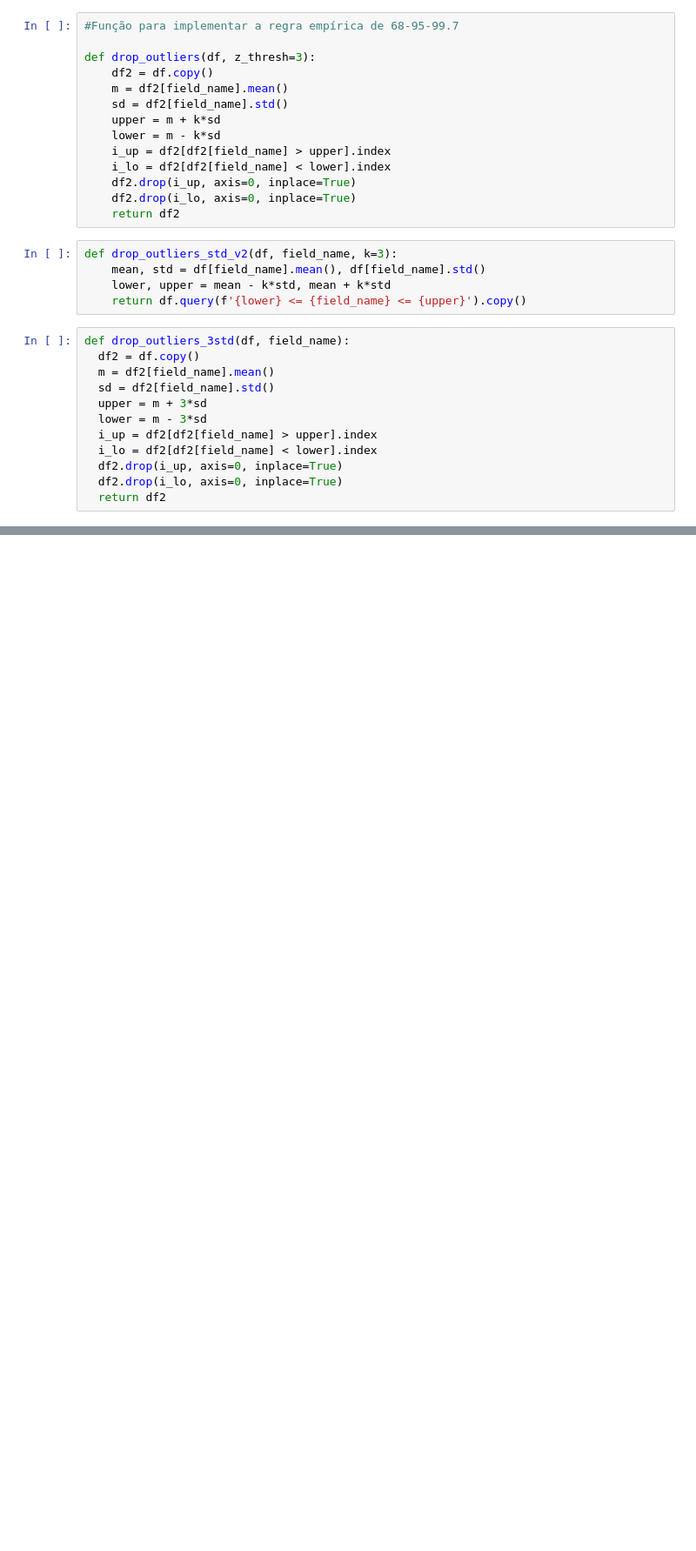
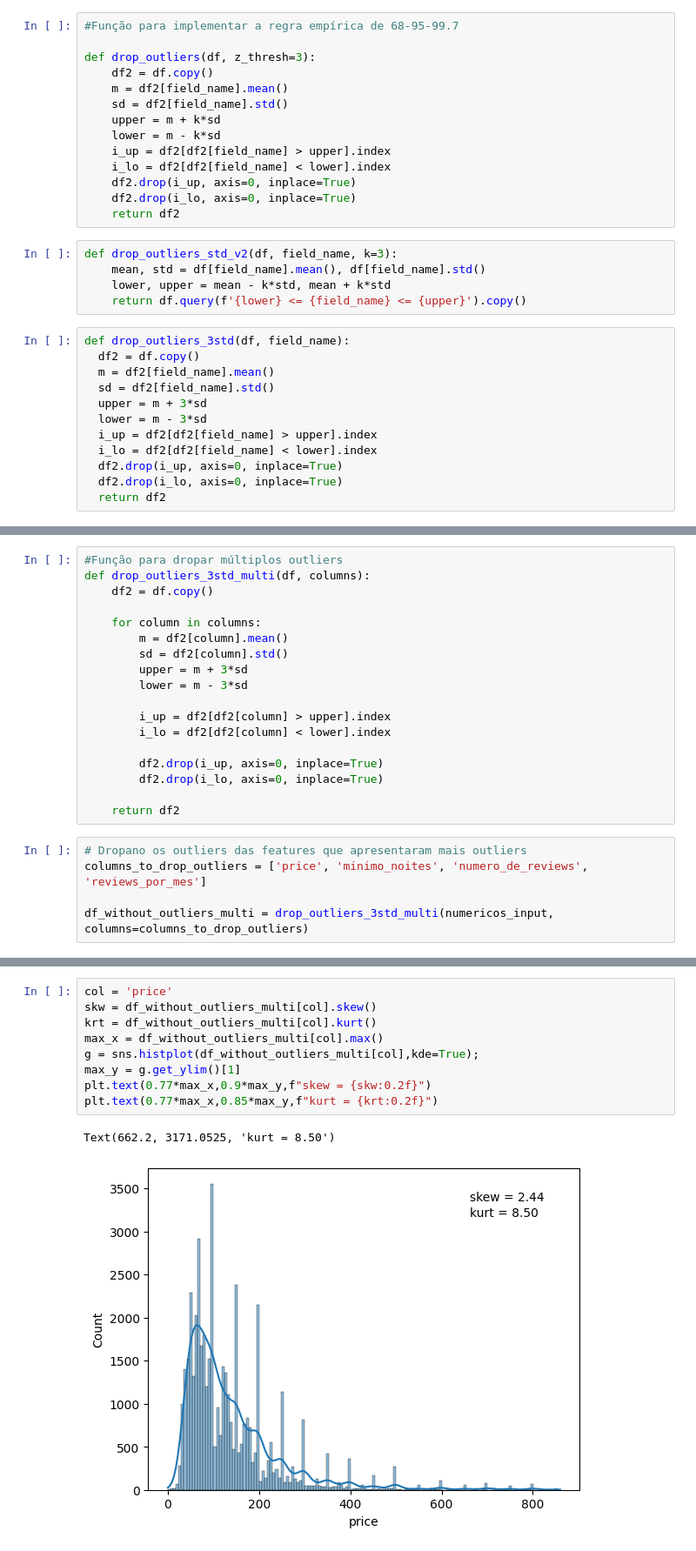
Before and after one commit to IanPerigoVianna/Lighthouse_DataScience, a Jupyter notebook: LH_CD_IAN_LUCAS_PÉRIGO_VIANNA.ipynb, the cells around one changed output, grey strips where cells are left out. Shown: that part at 87% size. Saved outputs shown, nothing was run; the diff lists cells and outputs as text; blank space fills up the shorter version.

```diff
--- a/LH_CD_IAN_LUCAS_PÉRIGO_VIANNA.ipynb
+++ b/LH_CD_IAN_LUCAS_PÉRIGO_VIANNA.ipynb
@@ -535,0 +505,23 @@ Text(0.5, 1.0, 'z-score')
+# %%
+#Função para dropar múltiplos outliers
+def drop_outliers_3std_multi(df, columns):
+    df2 = df.copy()
+
+    for column in columns:
+        m = df2[column].mean()
+        sd = df2[column].std()
+        upper = m + 3*sd
+        lower = m - 3*sd
+
+        i_up = df2[df2[column] > upper].index
+        i_lo = df2[df2[column] < lower].index
+
+        df2.drop(i_up, axis=0, inplace=True)
+        df2.drop(i_lo, axis=0, inplace=True)
+
+    return df2
+# %%
+# Dropano os outliers das features que apresentaram mais outliers
+columns_to_drop_outliers = ['price', 'minimo_noites', 'numero_de_reviews', 'reviews_por_mes']
+
+df_without_outliers_multi = drop_outliers_3std_multi(numericos_input, columns=columns_to_drop_outliers)
@@ -535,0 +543,12 @@ Text(0.5, 1.0, 'z-score')
+# %%
+col = 'price'
+skw = df_without_outliers_multi[col].skew()
+krt = df_without_outliers_multi[col].kurt()
+max_x = df_without_outliers_multi[col].max()
+g = sns.histplot(df_without_outliers_multi[col],kde=True);
+max_y = g.get_ylim()[1]
+plt.text(0.77*max_x,0.9*max_y,f"skew = {skw:0.2f}")
+plt.text(0.77*max_x,0.85*max_y,f"kurt = {krt:0.2f}")
+# %% [output]
+Text(662.2, 3171.0525, 'kurt = 8.50')
+[figure, added]
```
Also changed, not shown: parts of 26 cells of this notebook, 1 other file.
